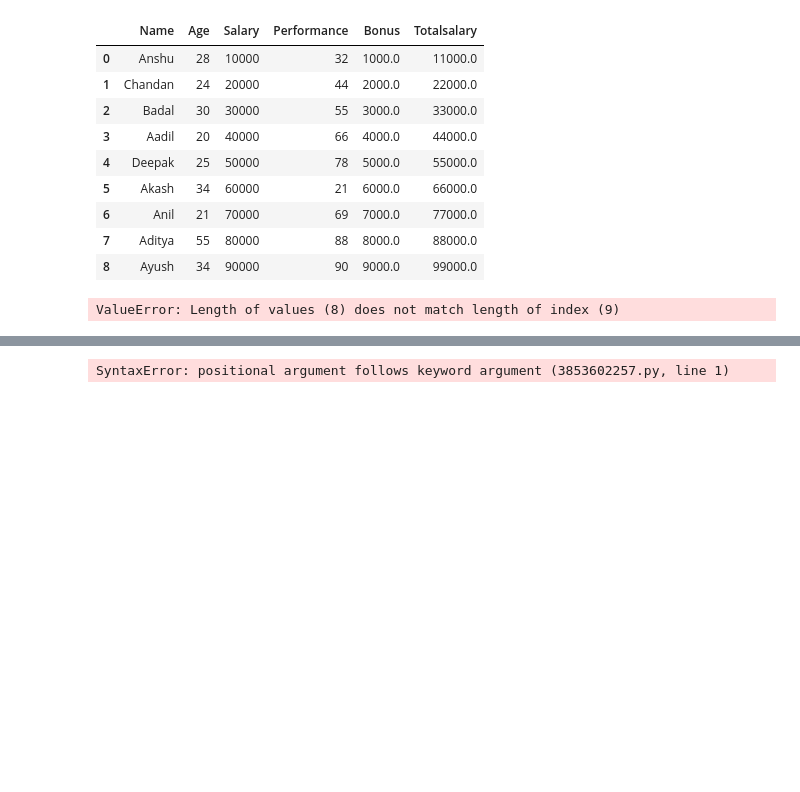
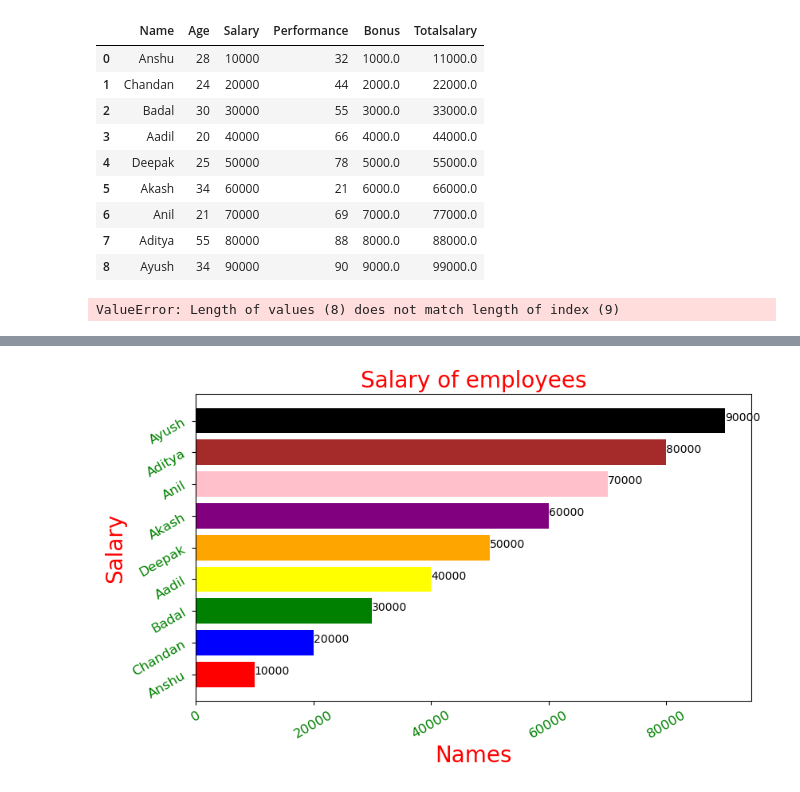
Before and after one commit to anshuKumar-codes/Data_Analytics_Journey, a Jupyter notebook: Pandas/day 1 pandas.ipynb, the cells around one changed output, grey strips where cells are left out. Saved outputs shown, nothing was run; the diff lists cells and outputs as text; code cells hidden in the pictures; blank space fills up the shorter version.

```diff
--- a/Pandas/day 1 pandas.ipynb
+++ b/Pandas/day 1 pandas.ipynb
@@ -709,17 +536,21 @@ s2
 # %%
 p=["Red","Blue","Green","Yellow","Orange","Purple","Pink","Brown","Black"]
 # %%
-plt.figure(figsize=10,5)
-plt.barh(t2,s2,color=p)
-plt.title("Salary of employees",size=20,color="Red")
-plt.xlable("Names",size=20,color="Red")
-plt.ylable("Salary",size=20,color="Red")
-plt.xticks(rotation=30,size=12,color="green")
-plt.yticks(rotation=30,size=12,color="green")
+import matplotlib.pyplot as plt
 
-for index,value in enumerate(s2):
-    plt.text(value,index,str(value))
+plt.figure(figsize=(9,5))
+plt.barh(t2, s2, color=p)
+
+plt.title("Salary of employees", fontsize=20, color="Red")
+plt.xlabel("Names", fontsize=20, color="Red")
+plt.ylabel("Salary", fontsize=20, color="Red")
+
+plt.xticks(rotation=30, fontsize=12, color="green")
+plt.yticks(rotation=30, fontsize=12, color="green")
+
+for index, value in enumerate(s2):
+    plt.text(value, index, str(value))
 
 plt.show()
 # %% [output]
-SyntaxError: positional argument follows keyword argument (3853602257.py, line 1)
+[figure, added]
```
Also changed, not shown: parts of 25 cells of this notebook, 1 other file.
